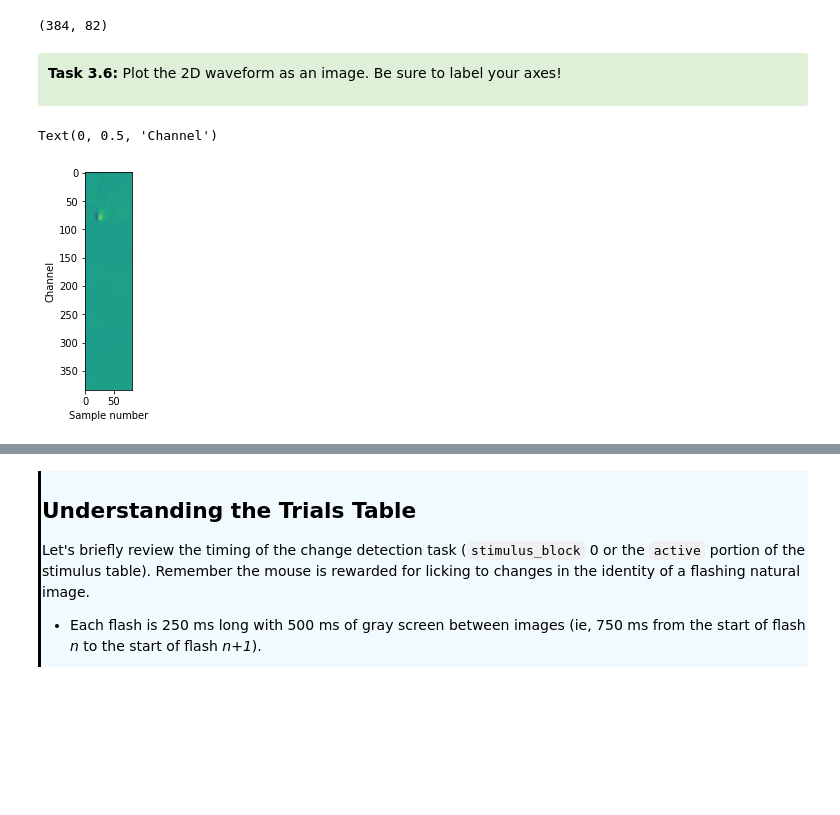
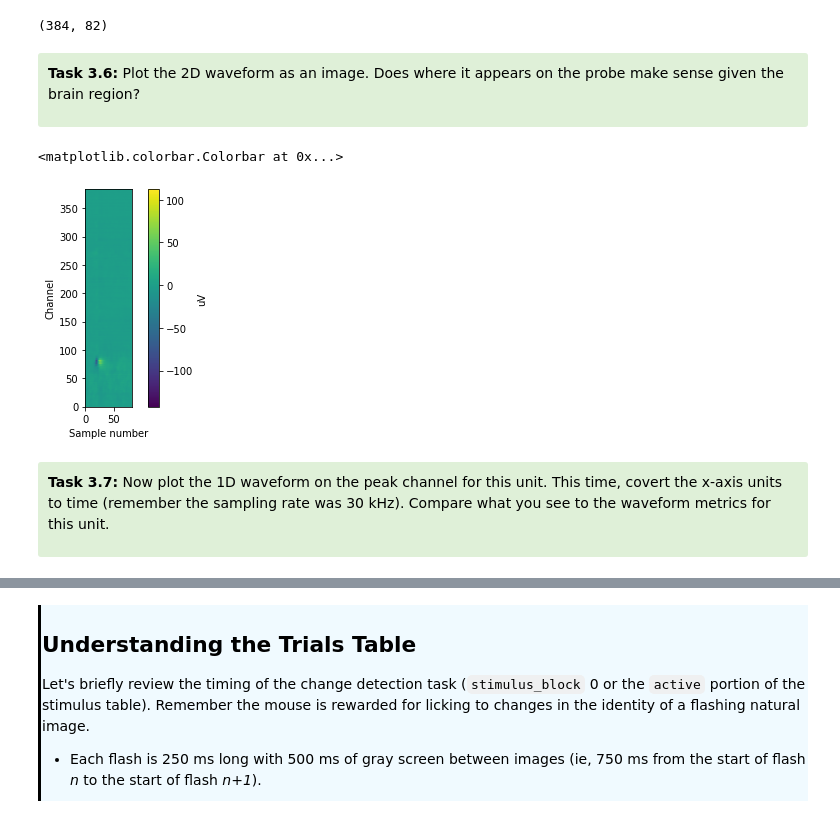
Before and after one commit to AllenInstitute/swdb_2022, a Jupyter notebook: Organizers/VBN_SWDB_2022_without_xarrays.ipynb, the cells around one changed output, grey strips where cells are left out. Saved outputs shown, nothing was run; the diff lists cells and outputs as text; code cells hidden in the pictures; blank space fills up the shorter version.

Commit message:
fix typos, add 1D waveform plot

```diff
--- a/Organizers/VBN_SWDB_2022_without_xarrays.ipynb
+++ b/Organizers/VBN_SWDB_2022_without_xarrays.ipynb
@@ -523,13 +523,18 @@ unit_waveform.shape
 (384, 82)
 # %% [markdown]
 <div style="background: #DFF0D8; border-radius: 3px; padding: 10px;">
-    <p><b>Task 3.6:</b> Plot the 2D waveform as an image. Be sure to label your axes!
+    <p><b>Task 3.6:</b> Plot the 2D waveform as an image. Does where it appears on the probe make sense given the brain region?
 </div>
 # %%
 fig, ax = plt.subplots()
-ax.imshow(unit_waveform)
+im = ax.imshow(unit_waveform, origin='lower')
 ax.set_xlabel('Sample number')
 ax.set_ylabel('Channel')
+plt.colorbar(im, label='uV')
 # %% [output]
-Text(0, 0.5, 'Channel')
+<matplotlib.colorbar.Colorbar at 0x...>
-[figure, old version]
+[figure, new version]
+# %% [markdown]
+<div style="background: #DFF0D8; border-radius: 3px; padding: 10px;">
+    <p><b>Task 3.7:</b> Now plot the 1D waveform on the peak channel for this unit. This time, covert the x-axis units to time (remember the sampling rate was 30 kHz). Compare what you see to the waveform metrics for this unit.
+</div>
```
Also changed, not shown: parts of 17 cells of this notebook.
